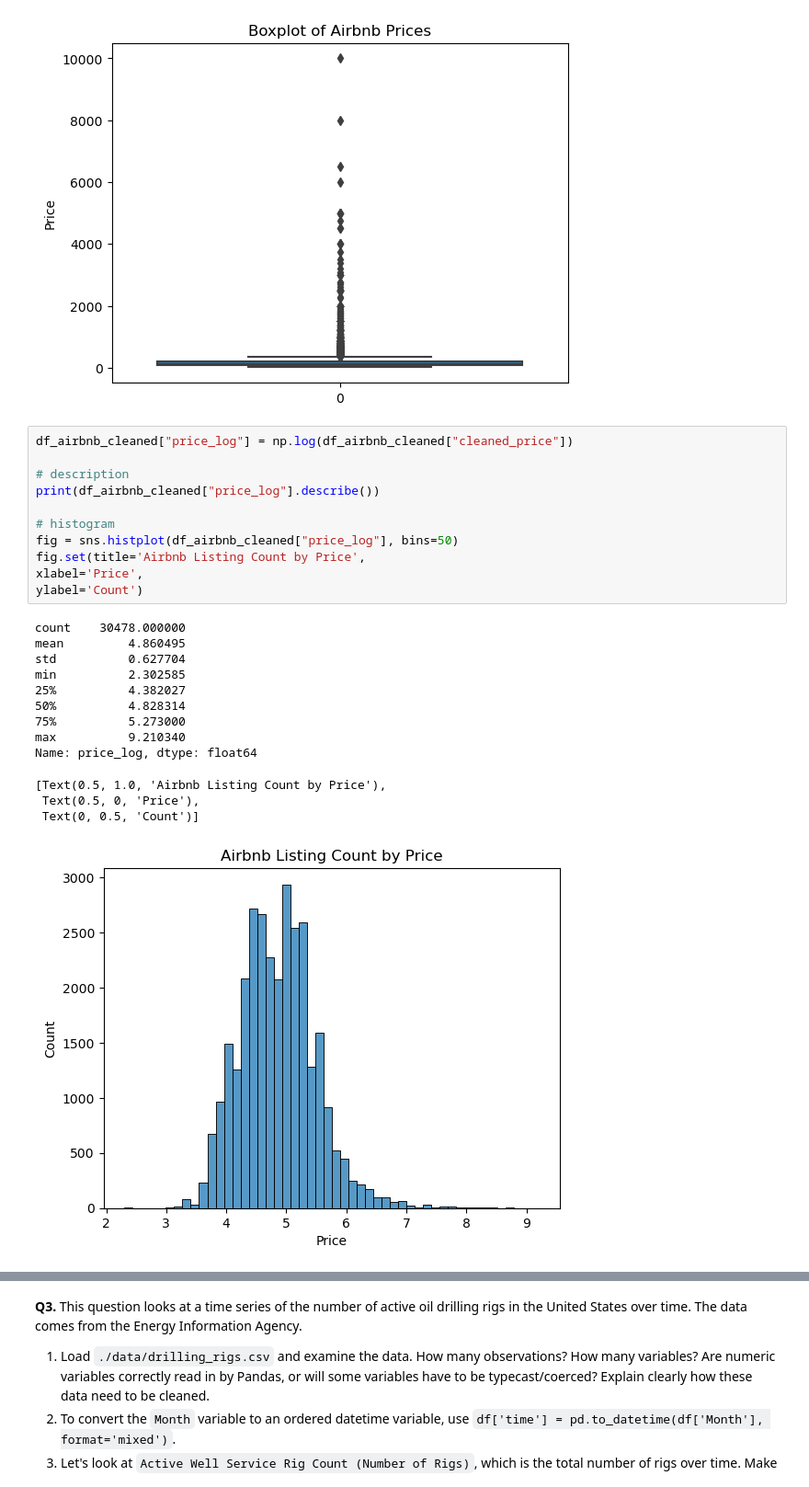
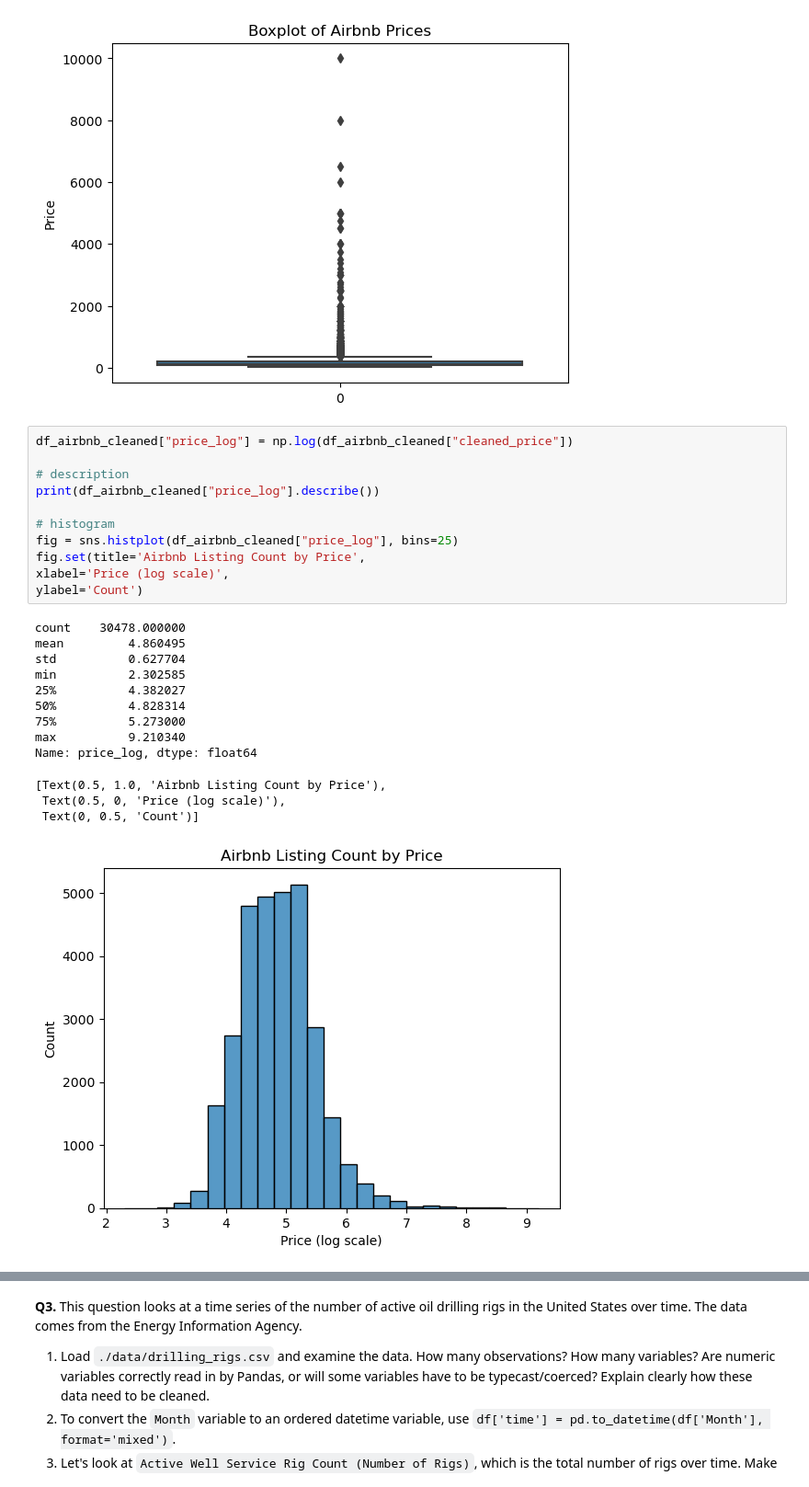
Before and after one commit to Jonuhthan/eda_assignment, a Jupyter notebook: assignment.ipynb, the cells around one changed output, grey strips where cells are left out. Shown at 92% size. Saved outputs shown, nothing was run; the diff lists cells and outputs as text.

```diff
--- a/assignment.ipynb
+++ b/assignment.ipynb
@@ -181,28 +184,28 @@ ylabel='Price')
 # %%
 df_airbnb_cleaned["price_log"] = np.log(df_airbnb_cleaned["cleaned_price"])
 
 # description
 print(df_airbnb_cleaned["price_log"].describe())
 
 # histogram
-fig = sns.histplot(df_airbnb_cleaned["price_log"], bins=50)
+fig = sns.histplot(df_airbnb_cleaned["price_log"], bins=25)
 fig.set(title='Airbnb Listing Count by Price',
-xlabel='Price',
+xlabel='Price (log scale)',
 ylabel='Count')
 # %% [output]
 count    30478.000000
 mean         4.860495
 std          0.627704
 min          2.302585
 25%          4.382027
 50%          4.828314
 75%          5.273000
 max          9.210340
 Name: price_log, dtype: float64
 [Text(0.5, 1.0, 'Airbnb Listing Count by Price'),
- Text(0.5, 0, 'Price'),
+ Text(0.5, 0, 'Price (log scale)'),
  Text(0, 0.5, 'Count')]
-[figure, old version]
+[figure, new version]
 # %%
 # kernel density plot
 fig = sns.kdeplot(df_airbnb_cleaned["price_log"])
```
Also changed, not shown: parts of 18 cells of this notebook.
